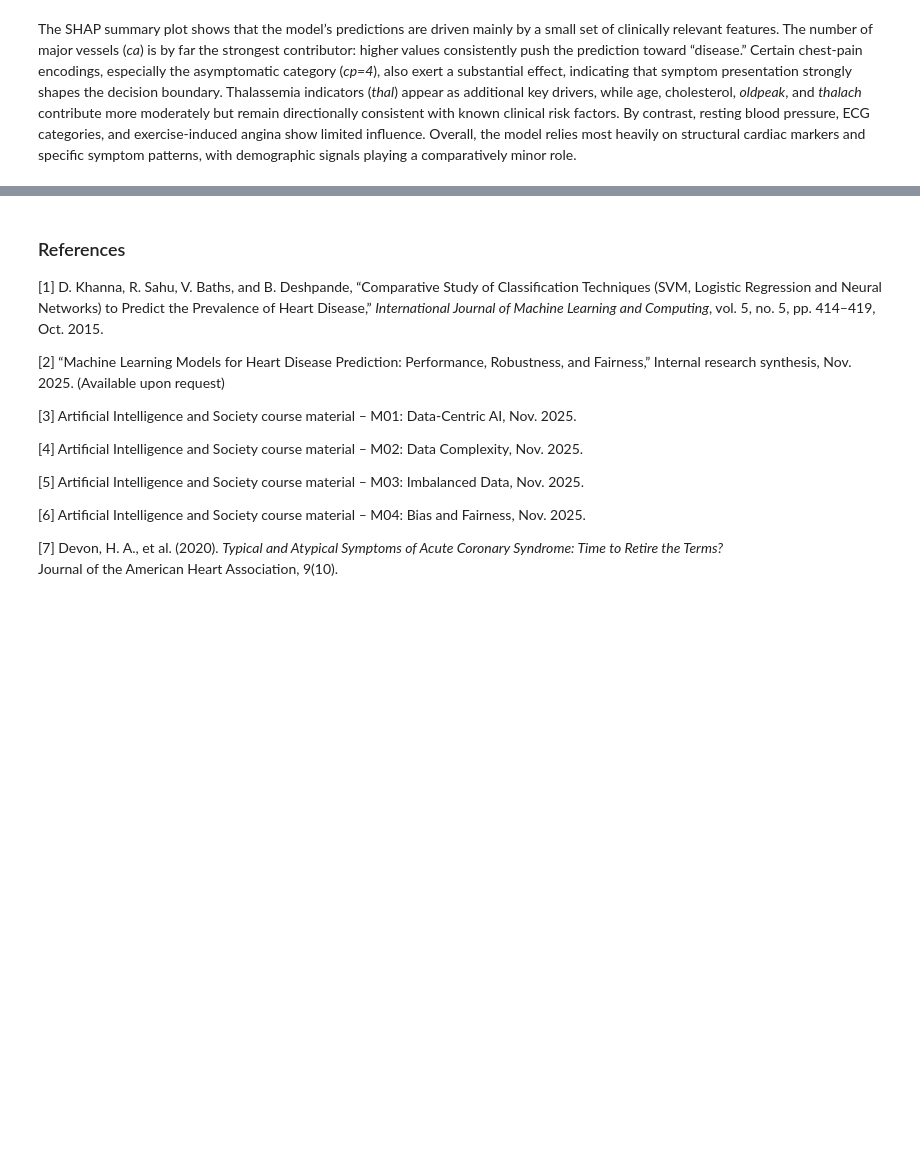
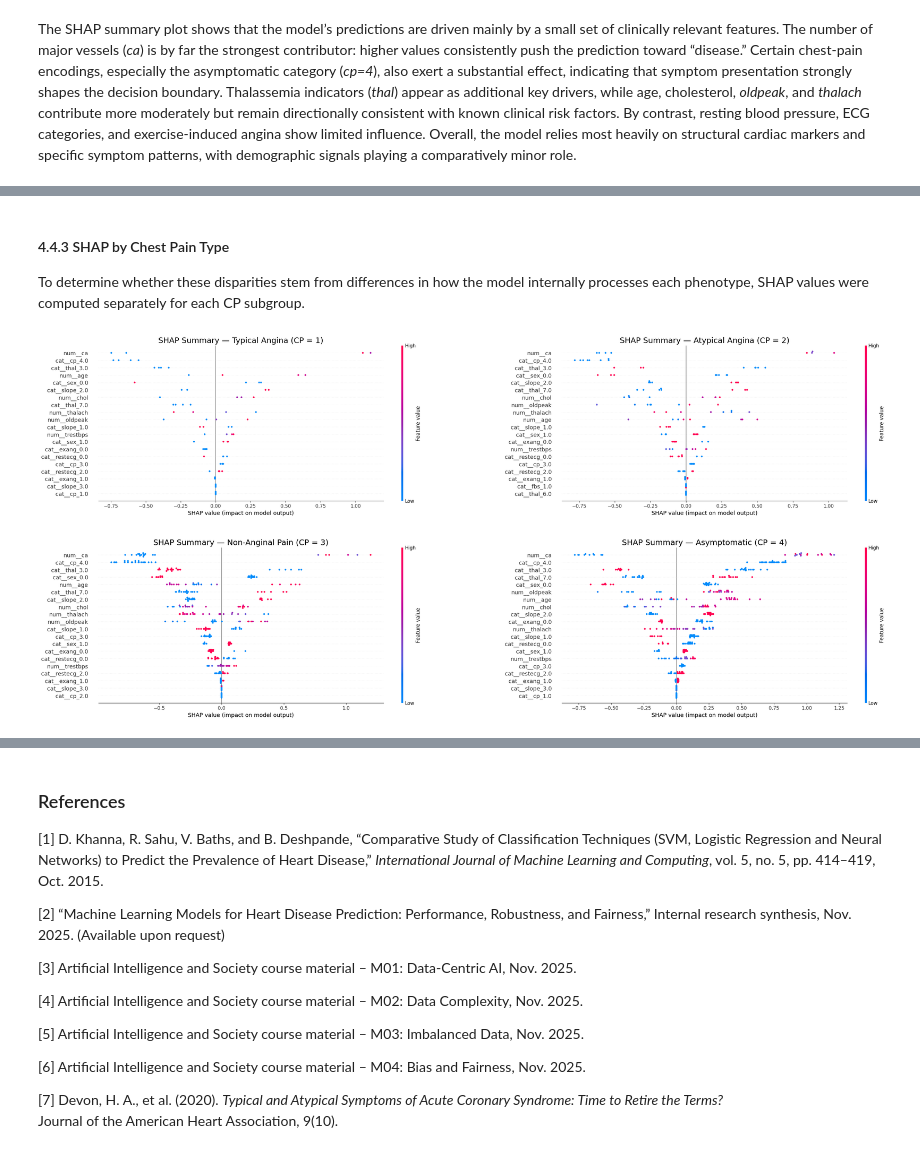
Before and after one commit to Mihalachee/Phenotypic-Bias-in-Heart-Disease-Prediction, a Jupyter notebook: indiviual.ipynb, the cells around one changed output, grey strips where cells are left out. Cells and saved outputs as stored; diff of their text form; code cells hidden in the pictures; blank space fills up the shorter version.

```diff
--- a/indiviual.ipynb
+++ b/indiviual.ipynb
@@ -2064,0 +2119,50 @@ The SHAP summary plot shows that the model’s predictions are driven mainly by
+# %% [markdown]
+#### 4.4.3 SHAP by Chest Pain Type
+To determine whether these disparities stem from differences in how the model internally processes each phenotype, SHAP values were computed separately for each CP subgroup.
+# %%
+import matplotlib.pyplot as plt
+import numpy as np
+
+# Mapping from CP code → clinical name
+cp_labels = {
+    1: "Typical Angina",
+    2: "Atypical Angina",
+    3: "Non-Anginal Pain",
+    4: "Asymptomatic"
+}
+
+cp_values = sorted(X_test["cp"].unique())
+n_cp = len(cp_values)
+
+# Use a clean 2×2 layout (28×14 inches)
+fig, axes = plt.subplots(2, 2, figsize=(28, 14))
+axes = axes.flatten()
+
+for i, cp in enumerate(cp_values):
+    mask = (X_test["cp"] == cp)
+
+    X_cp_proc = X_test_proc[mask]
+    shap_cp   = shap_values[mask]
+
+    plt.sca(axes[i])
+    shap.summary_plot(
+        shap_cp,
+        X_cp_proc,
+        feature_names=feature_names,
+        show=False,
+        plot_size=None
+    )
+
+    title = f"SHAP Summary — {cp_labels[cp]} (CP = {cp})"
+    axes[i].set_title(title, fontsize=18)
+
+# manual layout to avoid overlap
+plt.subplots_adjust(
+    left=0.03, right=0.97,
+    top=0.90, bottom=0.08,
+    wspace=0.30, hspace=0.30
+)
+
+plt.show()
+# %% [output]
+[figure, added]
```
Also changed, not shown: parts of 15 cells of this notebook.
